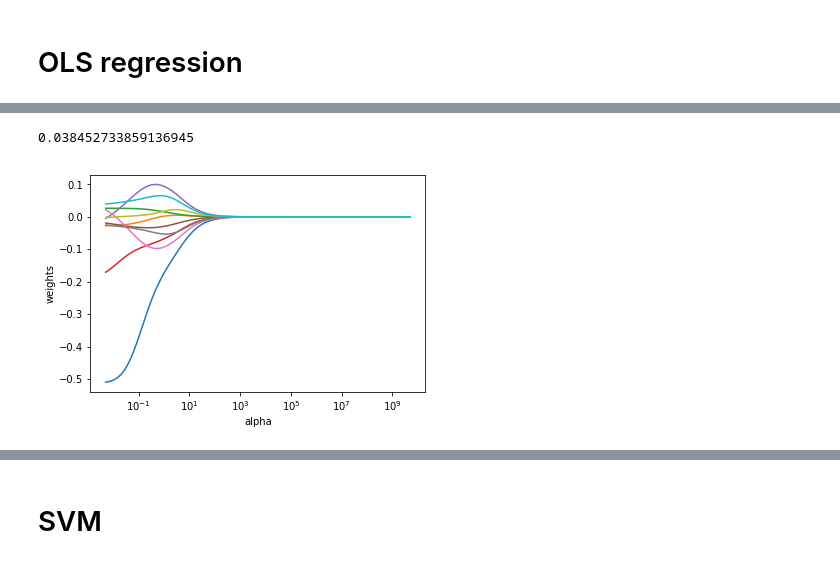
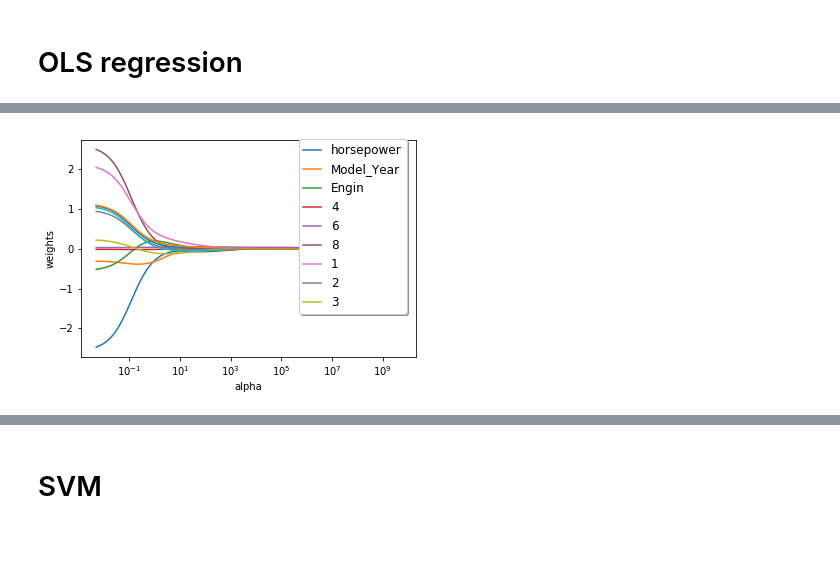
Before and after one commit to ktseringchem/ThinkfulProjects, a Jupyter notebook: Thinkful Projects/CapstoneProject/Capstone Presentation supervised learning.ipynb, the cells around one changed output, grey strips where cells are left out. Saved outputs shown, nothing was run; the diff lists cells and outputs as text; code cells hidden in the pictures.

```diff
--- a/Thinkful Projects/CapstoneProject/Capstone Presentation supervised learning.ipynb
+++ b/Thinkful Projects/CapstoneProject/Capstone Presentation supervised learning.ipynb
@@ -66,11 +79,10 @@ auto_mpg_df = auto_mpg_df.drop(cyindex)
 # %%
 # Create a set of dummy variables from the sex variable
 df_Cylinders = pd.get_dummies(auto_mpg_df['Cylinders'])
-#df_Model_Year = pd.get_dummies(auto_mpg_df['Model_Year'])
 df_Origin = pd.get_dummies(auto_mpg_df['Origin'])
 
 # Join the dummy variables to the main dataframe
 auto_mpg_df = pd.concat([auto_mpg_df, df_Cylinders, df_Origin], axis=1)
-auto_mpg_df = auto_mpg_df.drop(['Cylinders', 'Origin'], 1).drop('Car Name', 1)
+auto_mpg_df = auto_mpg_df.drop(['Cylinders', 'Origin', 'Car Name'], 1)
 auto_mpg_df.head()
 # %% [output]
@@ -114,0 +223,9 @@ array([ 0.86378288,  0.88234551,  0.8837266 ,  0.88735642,  0.90444042])
+# %%
+#optimal alpha value using mininum cross validation variablitiy
+lassocv = LassoCV(alphas = None, cv = 5, max_iter = 100000, normalize = True)
+lassocv.fit(X_train2, y_train2)
+
+lasso.set_params(alpha=lassocv.alpha_)
+lasso.fit(X_train2, y_train2)
+print(lassocv.alpha_)
+mean_squared_error(y, lasso.predict(X))
@@ -114,0 +264,13 @@ array([ 0.86378288,  0.88234551,  0.8837266 ,  0.88735642,  0.90444042])
+# %%
+#ridge regression with no set intercept because the whole equation will increase by some constant off true value
+ridgeregr = Ridge(alpha=0.008737642000038414, fit_intercept=False, normalize = True)
+ridgeregr.fit(X_train2, y_train2)
+print(ridgeregr.score(X_test2, y_test2))
+print('Cross Validation')
+origparams = np.append(ridgeregr.coef_, ridgeregr.intercept_)
+print('\nParameter estimates for the model with few features:')
+print(str(origparams) + '\n')
+k = cross_val_score(ridgeregr, X, y, cv=5)
+k.sort()
+print(np.mean(k))
+k
@@ -244,12 +291,0 @@ print(min(r2))
-# %%
-#ridgeregr = linear_model.Ridge(alpha=5, fit_intercept=True)
-ridgeregr = Ridge(alpha=0.005, normalize = True)
-ridgeregr.fit(X_train2, y_train2)
-print(ridgeregr.score(X_test2, y_test2))
-print('Cross Validation')
-origparams = np.append(ridgeregr.coef_, ridgeregr.intercept_)
-print('\nParameter estimates for the model with few features:')
-print(str(origparams) + '\n')
-k = cross_val_score(ridgeregr, X, y, cv=5)
-k.sort()
-k
@@ -265,5 +292 @@ array([ 0.86576326,  0.87886679,  0.88530691,  0.88722718,  0.90421599])
-# %%
-max(k) -min(k)
-# %% [output]
-0.038452733859136945
 # %%
@@ -278,11 +302,13 @@ for a in alphas:
 # %%
 ax = plt.gca()
 ax.plot(alphas, coefs)
 ax.set_xscale('log')
 plt.axis('tight')
 plt.xlabel('alpha')
 plt.ylabel('weights')
+plt.legend(('horsepower', 'Model_Year','Engin',4,6,8,1,2,3),
+           shadow=True, loc=(0.65, 0.2), handlelength=1.5, fontsize=12)
 plt.show()
 # %% [output]
-[figure, old version]
+[figure, new version]
 # %%
```
Also changed, not shown: parts of 48 cells of this notebook.
